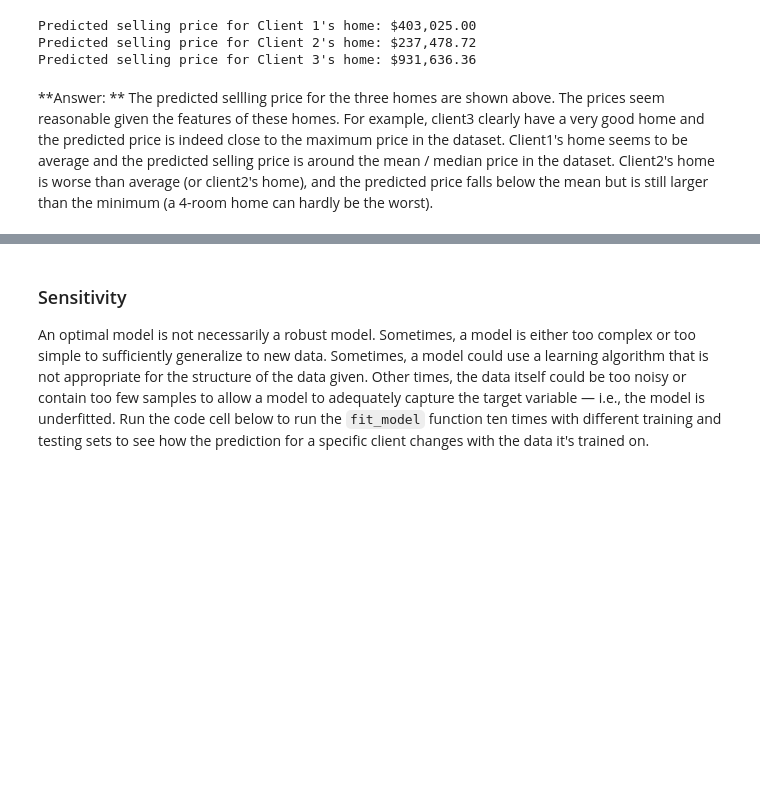
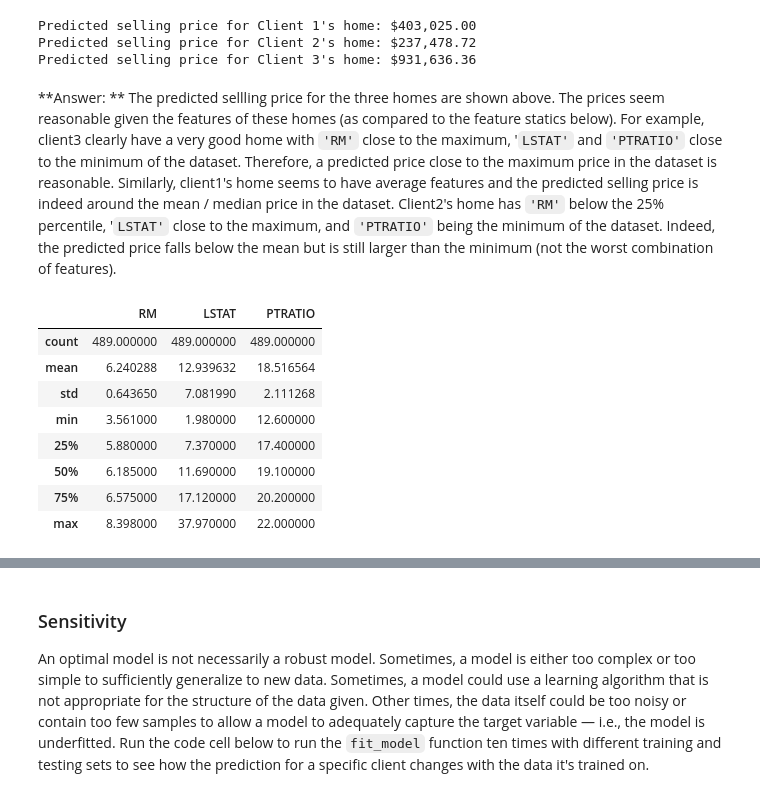
Before and after one commit to yanfei-wu/ml_udacity, a Jupyter notebook: boston_housing/boston_housing.ipynb, the cells around one changed output, grey strips where cells are left out. Cells and saved outputs as stored; diff of their text form; code cells hidden in the pictures; blank space fills up the shorter version.

```diff
--- a/boston_housing/boston_housing.ipynb
+++ b/boston_housing/boston_housing.ipynb
@@ -328,4 +338,17 @@ Predicted selling price for Client 2's home: $237,478.72
 Predicted selling price for Client 3's home: $931,636.36
 # %% [markdown]
 **Answer: **
-The predicted sellling price for the three homes are shown above. The prices seem reasonable given the features of these homes. For example, client3 clearly have a very good home and the predicted price is indeed close to the maximum price in the dataset. Client1's home seems to be average and the predicted selling price is around the mean / median price in the dataset. Client2's home is worse than average (or client2's home), and the predicted price falls below the mean but is still larger than the minimum (a 4-room home can hardly be the worst).
+The predicted sellling price for the three homes are shown above. The prices seem reasonable given the features of these homes (as compared to the feature statics below). For example, client3 clearly have a very good home with `'RM'` close to the maximum, '`LSTAT'` and `'PTRATIO'` close to the minimum of the dataset. Therefore, a predicted price close to the maximum price in the dataset is reasonable. Similarly, client1's home seems to have average features and the predicted selling price is indeed around the mean / median price in the dataset. Client2's home has `'RM'` below the 25% percentile, '`LSTAT'` close to the maximum, and `'PTRATIO'` being the minimum of the dataset. Indeed, the predicted price falls below the mean but is still larger than the minimum (not the worst combination of features).
+# %%
+# statistics of the features to compare with the client data
+features.describe()
+# %% [output]
+|  | RM | LSTAT | PTRATIO |
+| count | 489.000000 | 489.000000 | 489.000000 |
+| mean | 6.240288 | 12.939632 | 18.516564 |
+| std | 0.643650 | 7.081990 | 2.111268 |
+| min | 3.561000 | 1.980000 | 12.600000 |
+| 25% | 5.880000 | 7.370000 | 17.400000 |
+| 50% | 6.185000 | 11.690000 | 19.100000 |
+| 75% | 6.575000 | 17.120000 | 20.200000 |
+| max | 8.398000 | 37.970000 | 22.000000 |
```
Also changed, not shown: parts of 8 cells of this notebook, 3 other files.
